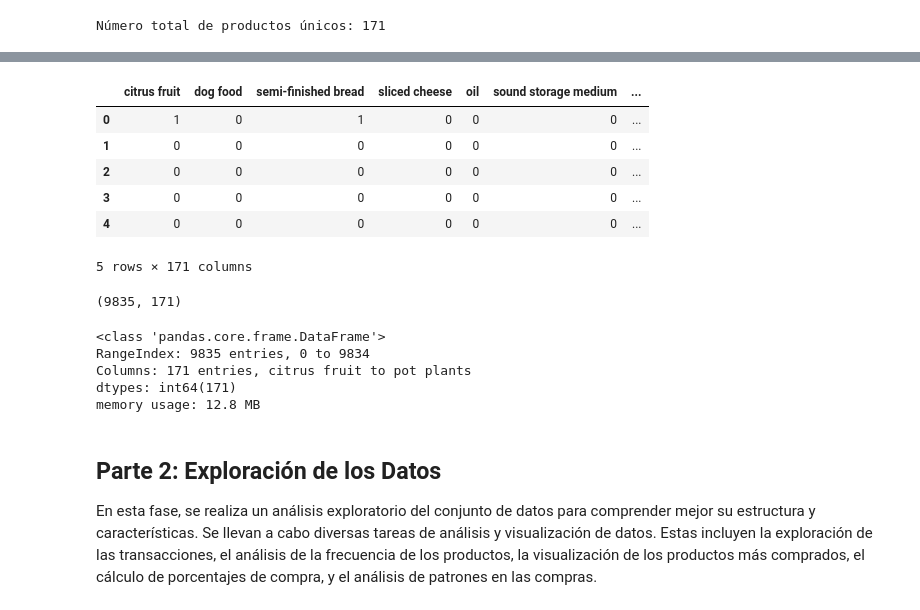
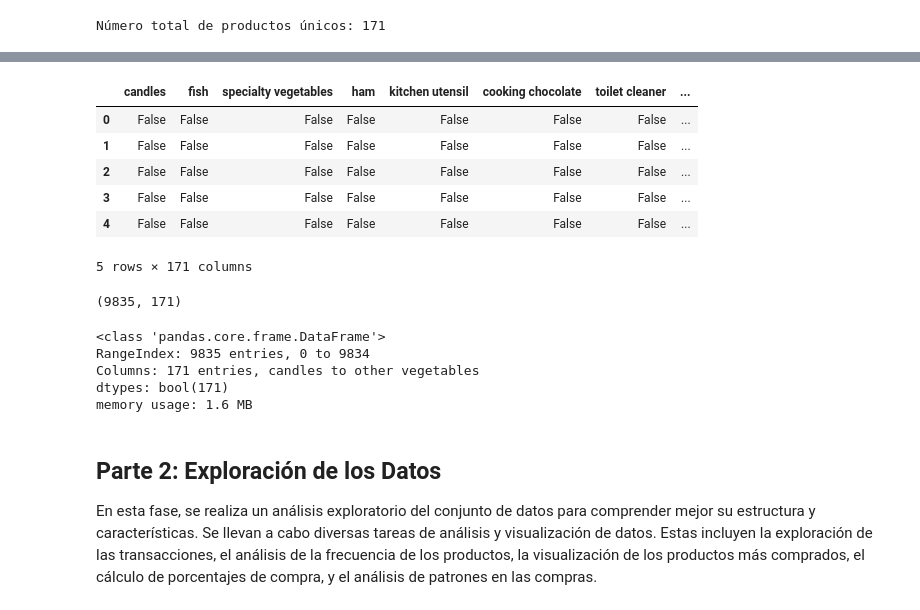
Before and after one commit to albacortes9/asociacion_da, a Jupyter notebook: ejercicio_asociacion.ipynb, the cells around one changed output, grey strips where cells are left out. Saved outputs shown, nothing was run; the diff lists cells and outputs as text; code cells hidden in the pictures.

```diff
--- a/ejercicio_asociacion.ipynb
+++ b/ejercicio_asociacion.ipynb
@@ -77,20 +82,22 @@ apriori_df
 # %%
 # Crear un DataFrame vacío con las columnas de productos únicos
 apriori1 = pd.DataFrame(0, index=range(len(dataset)), columns=productos_unicos_lista)
+apriori1 = apriori1.astype(bool)
 
-# Rellenar el DataFrame con 1 si el producto está presente en la transacción
+# Rellenar el DataFrame con True si el producto está presente en la transacción, False en caso contrario
 for i, transaction in enumerate(dataset):
-    apriori1.loc[i, transaction] = 1
+    apriori1.loc[i, transaction] = True
+
 
 # Mostrar el DataFrame que se usará en el algoritmo Apriori
 apriori1.head()
 # %% [output]
-|  | citrus fruit | dog food | semi-finished bread | sliced cheese | oil | sound storage medium | ... |
-| 0 | 1 | 0 | 1 | 0 | 0 | 0 | ... |
-| 1 | 0 | 0 | 0 | 0 | 0 | 0 | ... |
-| 2 | 0 | 0 | 0 | 0 | 0 | 0 | ... |
-| 3 | 0 | 0 | 0 | 0 | 0 | 0 | ... |
-| 4 | 0 | 0 | 0 | 0 | 0 | 0 | ... |
+|  | candles | fish | specialty vegetables | ham | kitchen utensil | cooking chocolate | toilet cleaner | ... |
+| 0 | False | False | False | False | False | False | False | ... |
+| 1 | False | False | False | False | False | False | False | ... |
+| 2 | False | False | False | False | False | False | False | ... |
+| 3 | False | False | False | False | False | False | False | ... |
+| 4 | False | False | False | False | False | False | False | ... |
 5 rows × 171 columns
 # %%
 apriori1.shape
@@ -101,9 +108,9 @@ apriori1.info()
 # %% [output]
 <class 'pandas.core.frame.DataFrame'>
 RangeIndex: 9835 entries, 0 to 9834
-Columns: 171 entries, citrus fruit to pot plants
-dtypes: int64(171)
-memory usage: 12.8 MB
+Columns: 171 entries, candles to other vegetables
+dtypes: bool(171)
+memory usage: 1.6 MB
 # %% [markdown]
 ## Parte 2: Exploración de los Datos
 
```
Also changed, not shown: parts of 9 cells of this notebook.
